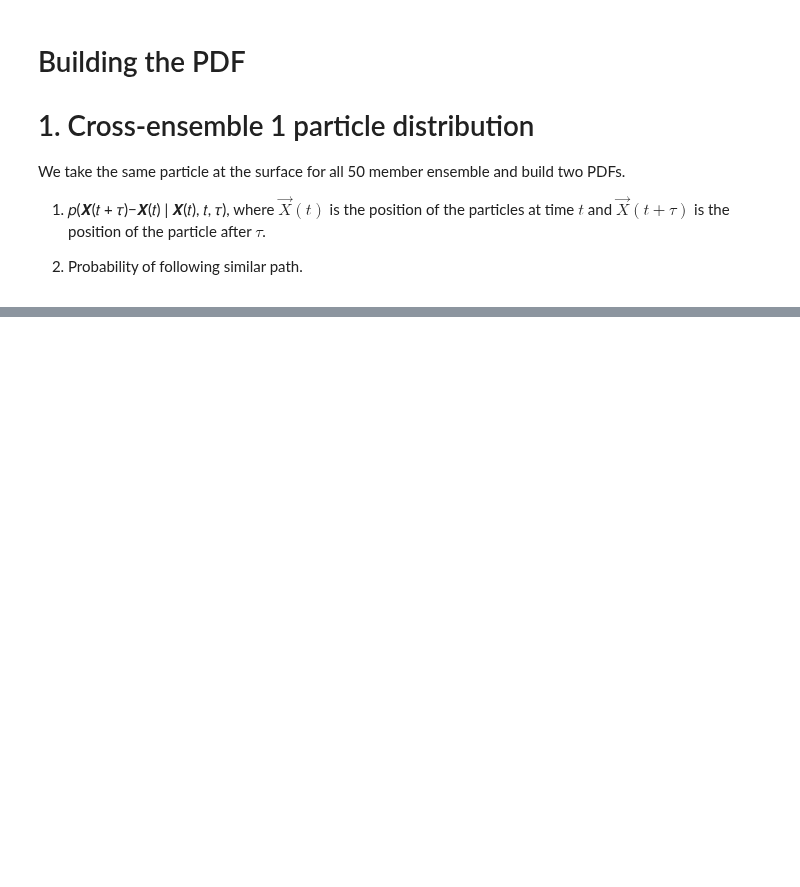
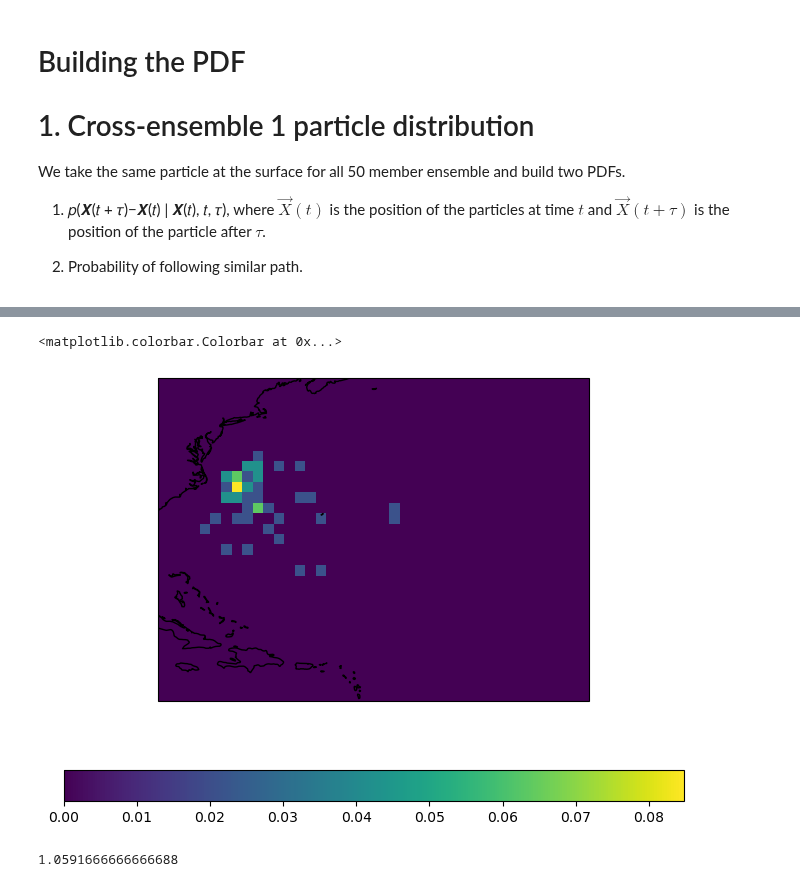
Before and after one commit to OceanParcels/NEMO_Ensemble_Lagrangian_Analysis, a Jupyter notebook: notebooks/04.PDFs_constructor.ipynb, the cells around one changed output, grey strips where cells are left out. Saved outputs shown, nothing was run; the diff lists cells and outputs as text; code cells hidden in the pictures; blank space fills up the shorter version.

```diff
--- a/notebooks/04.PDFs_constructor.ipynb
+++ b/notebooks/04.PDFs_constructor.ipynb
@@ -408,0 +441,24 @@ KeyboardInterrupt:
+# %%
+nx, ny = 41, 31
+domain_limits = [[-80, -40], [15, 45]]
+time = 0
+
+P = np.zeros((364, nx, ny))
+
+for time in tqdm(range(0, 364)):
+    p_aux, x_, y_ = np.histogram2d(pset_member.lon[:, time].T, pset_member.lat[:, time].T, bins=[nx, ny], range=domain_limits, density=True)
+    P[time] = p_aux
+# %%
+fig = plt.figure(figsize=(8, 6))
+ax = plt.axes(projection=cartopy.crs.PlateCarree())
+ax.coastlines()
+tau = 300
+im = ax.pcolormesh(x_, y_, P[tau].T)
+fig.colorbar(im, orientation='horizontal')
+# %% [output]
+<matplotlib.colorbar.Colorbar at 0x...>
+[figure, added]
+# %%
+P[50].sum()
+# %% [output]
+1.0591666666666688
```
Also changed, not shown: parts of 13 cells of this notebook.
